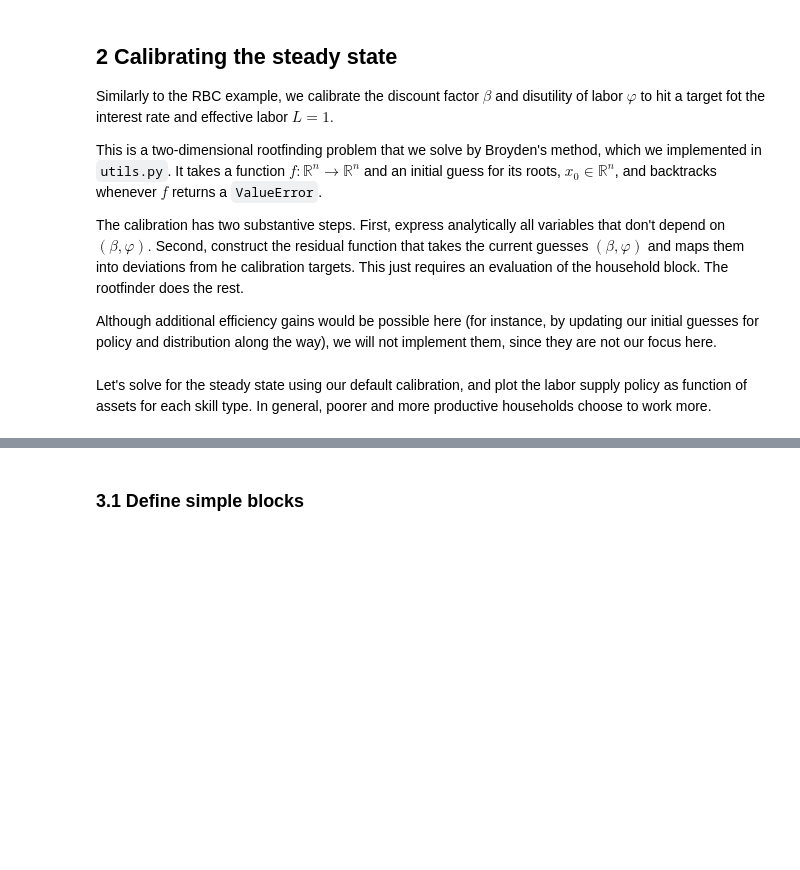
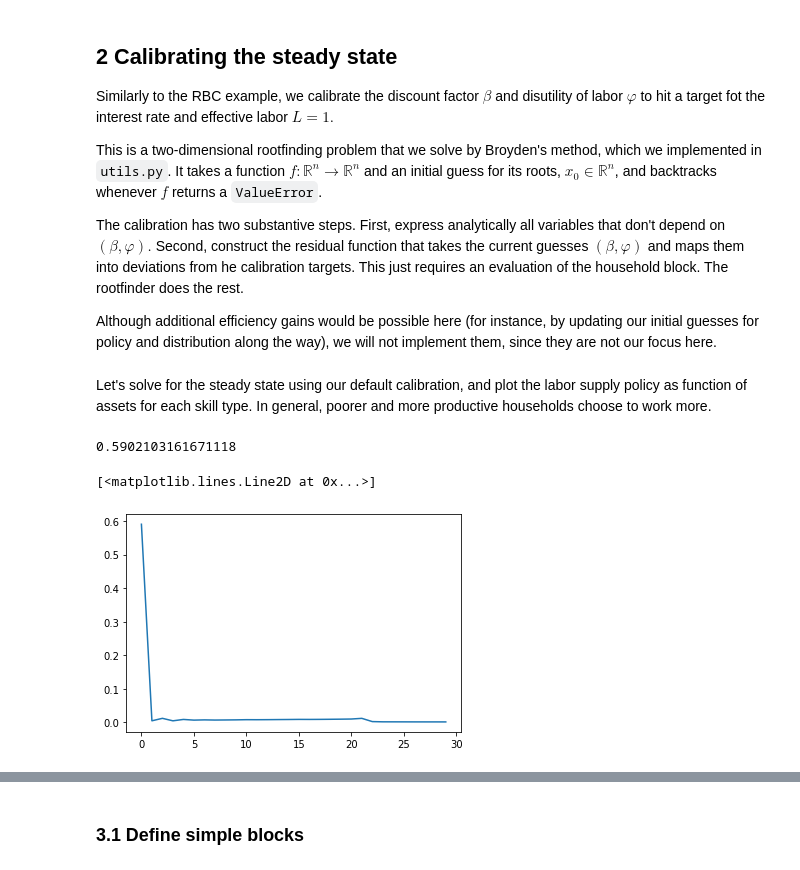
Before and after one commit to EmilHP/sequence-jacobian-master, a Jupyter notebook: hank.ipynb, the cells around one changed output, grey strips where cells are left out. Drawn from its saved outputs; the diff is of its cells as text; code cells hidden in the pictures; blank space fills up the shorter version.

```diff
--- a/hank.ipynb
+++ b/hank.ipynb
@@ -181,6 +181,17 @@ def hank_ss(beta_guess=0.986, vphi_guess=0.8, r=0.005, eis=0.5, frisch=0.5, mu=1
     return ss
 # %% [markdown]
 Let's solve for the steady state using our default calibration, and plot the labor supply policy as function of assets for each skill type. In general, poorer and more productive households choose to work more.
+# %%
+a_grid = ss['a_grid']
+np.sum(ss['D'][:,0])
+# %% [output]
+0.5902103161671118
+# %%
+amargdist = np.sum(ss['D'],axis=0) # sum out e
+plt.plot(amargdist[:30])
+# %% [output]
+[<matplotlib.lines.Line2D at 0x...>]
+[figure, added]
 # %%
 ss = hank_ss()
 plt.plot(ss['a_grid'], ss['n'].T)
```
Also changed, not shown: parts of 2 cells of this notebook, 19 other files.
